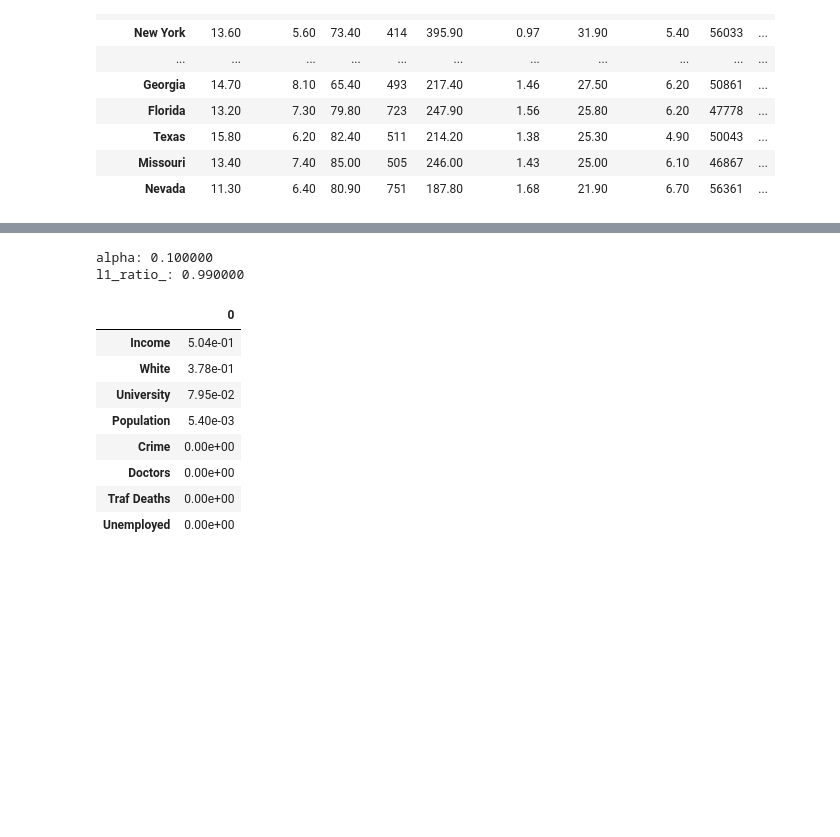
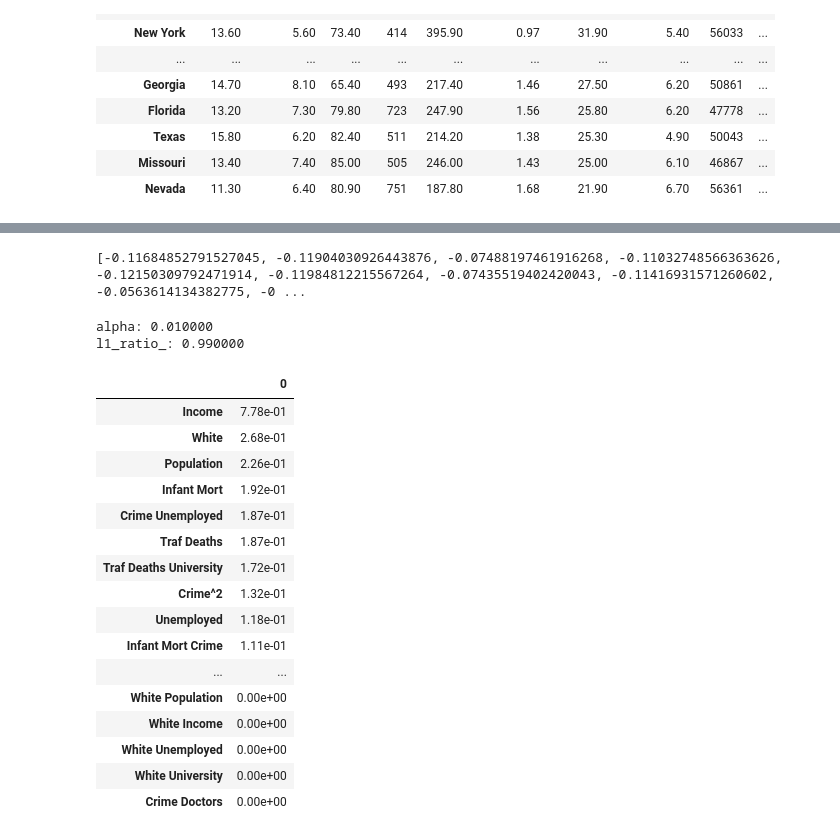
Before and after one commit to webclinic017/Python-Stock-1, a Jupyter notebook: DBScan-ElasticNet.ipynb, the cells around one changed output, grey strips where cells are left out. Cells and saved outputs as stored; diff of their text form; code cells hidden in the pictures; blank space fills up the shorter version.

```diff
--- a/DBScan-ElasticNet.ipynb
+++ b/DBScan-ElasticNet.ipynb
@@ -658,3 +697,31 @@ The null hypothesis can be rejected
+# %%
+numbers = []
+
+for i in range(len(all_data.iloc[:,2:].columns),len(X_inter.columns)):
+    train_list = np.array(pd.concat([pd.DataFrame(range(0,len(all_data.iloc[:,2:].columns))),pd.DataFrame(pd.Series(i))]).values)
+
+    flattened = []
+    for sublist in train_list:
+        for val in sublist:
+            flattened.append(val)
+
+    X_inter_alt2 = X_inter.iloc[:, flattened]
+    X_inter_alt2.index = y_train.index
+    #print(X_inter_alt2.head())
+    #print(y_train.head())
+
+    model3 = sm.OLS(y_train, sm.add_constant(X_inter_alt2)).fit()
+    #Y_pred = model3.predict(sm.add_constant(X_inter_t_alt2)) #turned it off, we do not need predictions on test data
+    print_model3 = model3.summary()
+    #print(print_model3)
+
+    #print(model3.rsquared_adj)
+
+    numbers.append(model3.rsquared_adj)
+
+print(numbers)
+# %% [output]
+[-0.11684852791527045, -0.11904030926443876, -0.07488197461916268, -0.11032748566363626, -0.12150309792471914, -0.11984812215567264, -0.07435519402420043, -0.11416931571260602, -0.0563614134382775, -0 ...
 # %%
 
 '''
@@ -686,39 +753,53 @@ ratios = arange(0, 1, 0.01)
 alphas = [1e-5, 1e-4, 1e-3, 1e-2, 1e-1, 0.0, 1.0, 10.0, 100.0]
 model = ElasticNetCV(l1_ratio=ratios, alphas=alphas, cv=cv, n_jobs=-1, verbose=0)
 # fit model
-model.fit(X_train, y_train)
+
+ #model.fit(X_train, y_train)
+model.fit(X_inter_train, y_train)
 # summarize chosen configuration
 print('alpha: %f' % model.alpha_)
 print('l1_ratio_: %f' % model.l1_ratio_)
 
 # define model
-model = ElasticNet(alpha=model.alpha_, l1_ratio=model.l1_ratio_)
+#model = ElasticNet(alpha=model.alpha_, l1_ratio=model.l1_ratio_)
 
 # fit model
-model.fit(X_train, y_train)
+ #model.fit(X_train, y_train)
+#model.fit(X_inter_train, y_train)
 
 # define new data
 #row = [0.00632,18.00,2.310,0,0.5380,6.5750,65.20,4.0900,1,296.0,15.30,396.90,4.98]
 # make a prediction
-yhat = model.predict(X_test)
+ #yhat = model.predict(X_test)
+yhat = model.predict(X_inter_test)
 # summarize prediction
 #print('Predicted: %.3f' % yhat)
 # %% [output]
-alpha: 0.100000
+alpha: 0.010000
 l1_ratio_: 0.990000
 # %%
-coef = pd.DataFrame(model.coef_).set_index(X_train.columns)
+ #coef = pd.DataFrame(model.coef_).set_index(X_train.columns)
+coef = pd.DataFrame(model.coef_).set_index(X_inter_train.columns)
+
 a_coef = abs(coef)
 a_coef.sort_values(by=[0],ascending=False,inplace=True)
 a_coef
 # %% [output]
 |  | 0 |
-| Income | 5.04e-01 |
-| White | 3.78e-01 |
-| University | 7.95e-02 |
-| Population | 5.40e-03 |
-| Crime | 0.00e+00 |
-| Doctors | 0.00e+00 |
-| Traf Deaths | 0.00e+00 |
-| Unemployed | 0.00e+00 |
+| Income | 7.78e-01 |
+| White | 2.68e-01 |
+| Population | 2.26e-01 |
+| Infant Mort | 1.92e-01 |
+| Crime Unemployed | 1.87e-01 |
+| Traf Deaths | 1.87e-01 |
+| Traf Deaths University | 1.72e-01 |
+| Crime^2 | 1.32e-01 |
+| Unemployed | 1.18e-01 |
+| Infant Mort Crime | 1.11e-01 |
+| ... | ... |
+| White Population | 0.00e+00 |
+| White Income | 0.00e+00 |
+| White Unemployed | 0.00e+00 |
+| White University | 0.00e+00 |
+| Crime Doctors | 0.00e+00 |
 # %%
```
Also changed, not shown: parts of 10 cells of this notebook.
